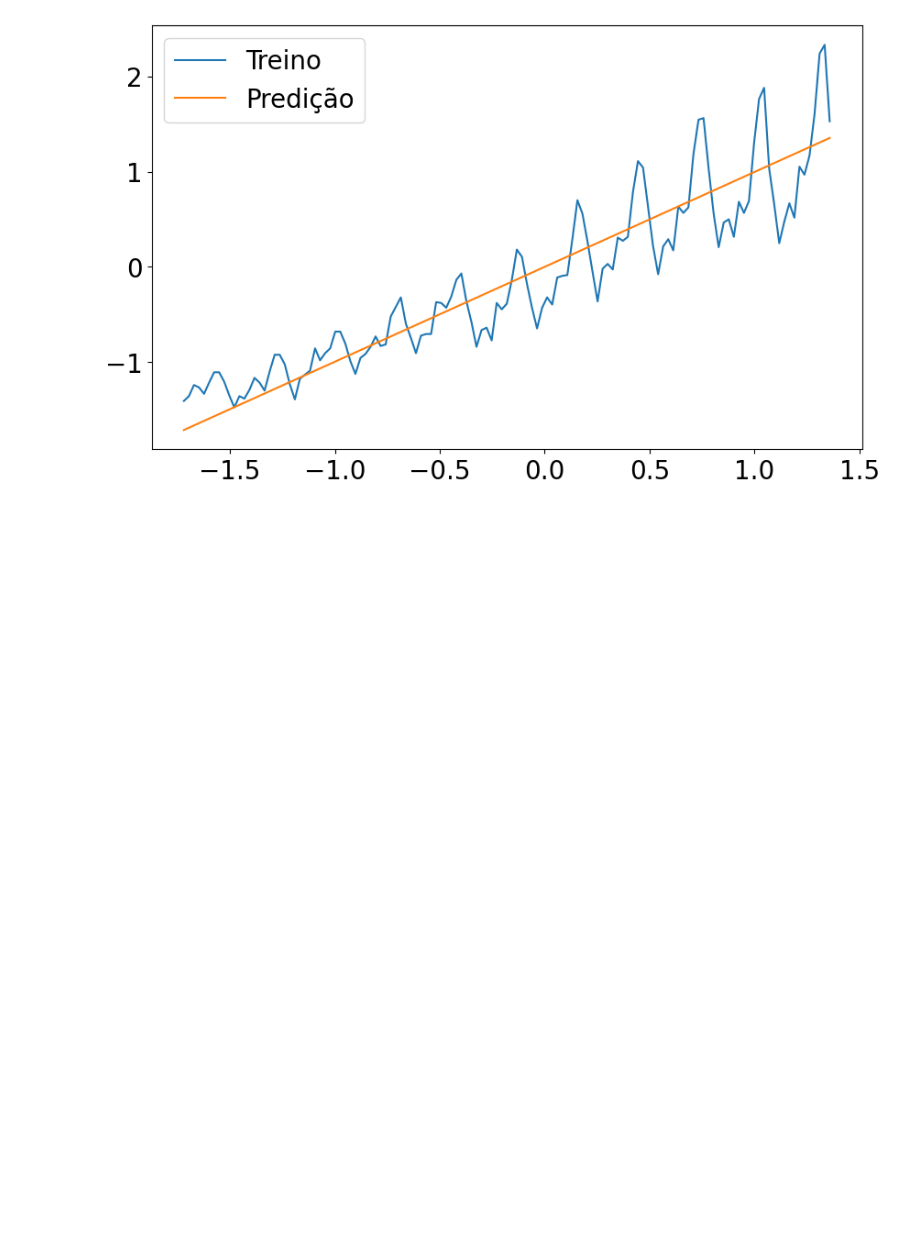
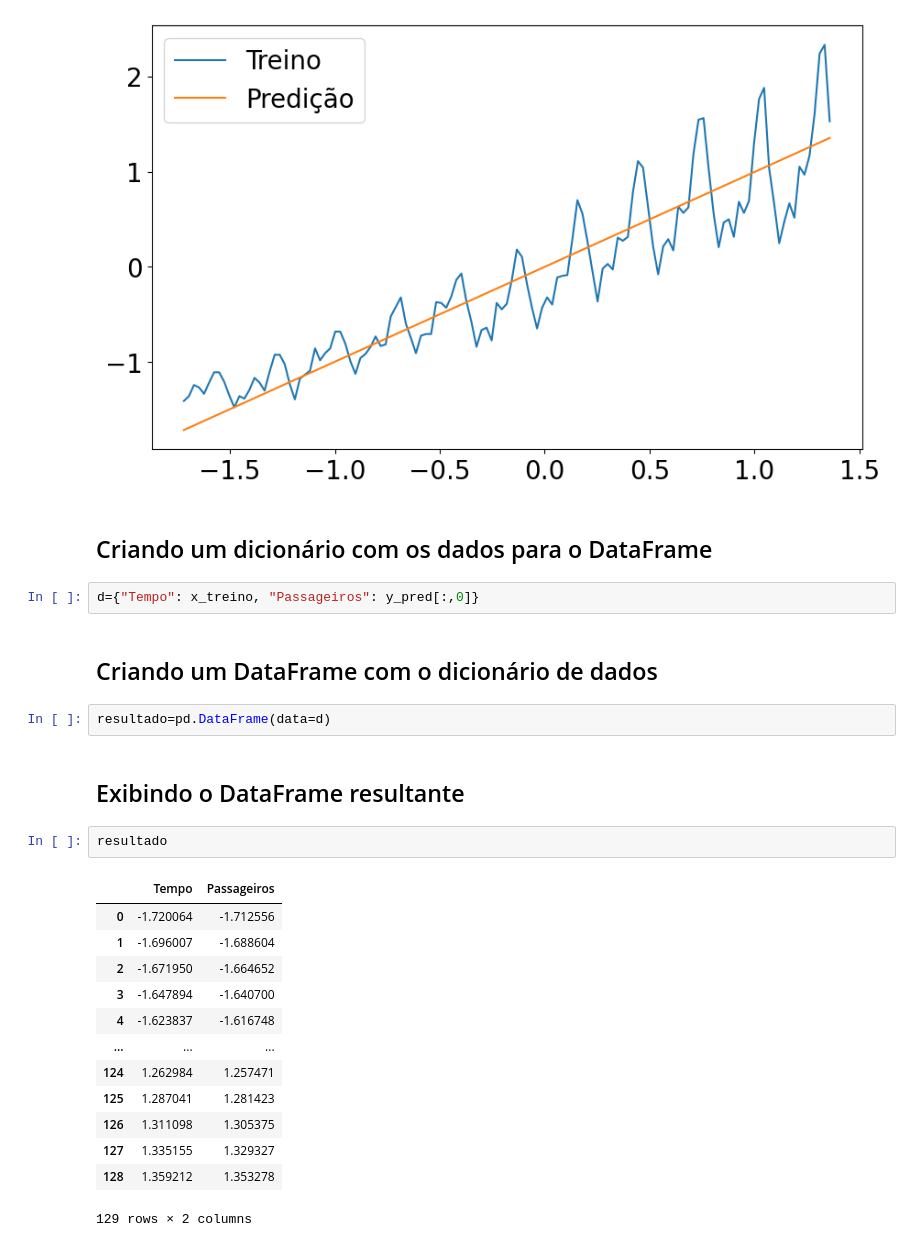
Before and after one commit to Heitorccf/Alura-Forecasting, a Jupyter notebook: exploitation.ipynb, the cells around one changed output. Saved outputs shown, nothing was run; the diff lists cells and outputs as text; blank space fills up the shorter version.

```diff
--- a/exploitation.ipynb
+++ b/exploitation.ipynb
@@ -154,3 +154,29 @@ sns.lineplot(x=x_treino, y=y_pred[:,0], label="Predição")
 # %% [output]
 <Axes: >
 [figure]
+# %% [markdown]
+## Criando um dicionário com os dados para o DataFrame
+# %%
+d={"Tempo": x_treino, "Passageiros": y_pred[:,0]}
+# %% [markdown]
+## Criando um DataFrame com o dicionário de dados
+# %%
+resultado=pd.DataFrame(data=d)
+# %% [markdown]
+## Exibindo o DataFrame resultante
+# %%
+resultado
+# %% [output]
+|  | Tempo | Passageiros |
+| 0 | -1.720064 | -1.712556 |
+| 1 | -1.696007 | -1.688604 |
+| 2 | -1.671950 | -1.664652 |
+| 3 | -1.647894 | -1.640700 |
+| 4 | -1.623837 | -1.616748 |
+| ... | ... | ... |
+| 124 | 1.262984 | 1.257471 |
+| 125 | 1.287041 | 1.281423 |
+| 126 | 1.311098 | 1.305375 |
+| 127 | 1.335155 | 1.329327 |
+| 128 | 1.359212 | 1.353278 |
+129 rows × 2 columns
```
Also changed, not shown: parts of 20 cells of this notebook.
